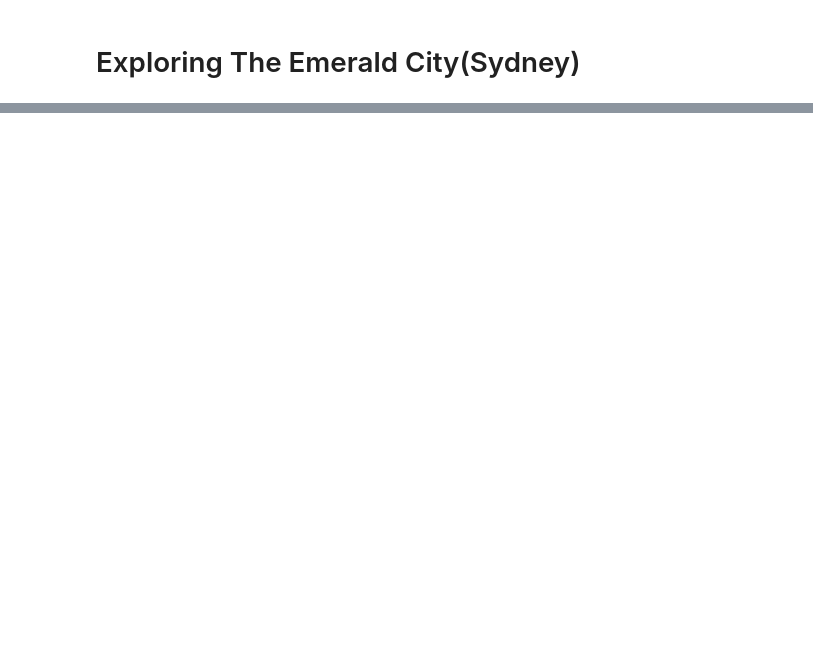
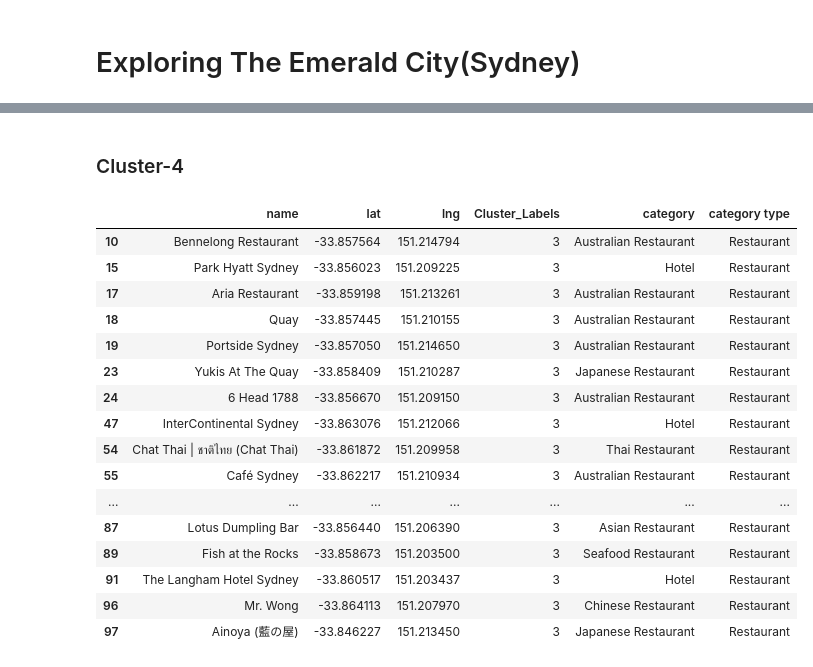
Before and after one commit to Charan-19/Capstone-Final-Project, a Jupyter notebook: Exploring The Emerald City(Sydney).ipynb, the cells around one changed output, grey strips where cells are left out. Drawn from its saved outputs; the diff is of its cells as text; code cells hidden in the pictures; blank space fills up the shorter version.

```diff
--- a/Exploring The Emerald City(Sydney).ipynb
+++ b/Exploring The Emerald City(Sydney).ipynb
@@ -2,0 +225,3 @@
+# %%
+sydney_onehot1=pd.get_dummies(sydney[['category type']],prefix='',prefix_sep='')
+sydney_onehot1.head(10)
@@ -22,0 +269,4 @@ Once we get the data what we need,now we transform it into a dataframe.
+# %%
+kcluster=11 # no of clusters.
+kmeans=KMeans(n_clusters=kcluster,random_state=0).fit(sydney_onehot1) # initialising the cluster algorithm and fitting the data.
+kmeans.labels_[0:10] # creating the cluster labels.
@@ -22,0 +275,2 @@ Once we get the data what we need,now we transform it into a dataframe.
+# %%
+sydney.insert(3,'Cluster_Labels',kmeans.labels_,True) # adding the cluster labels to the data frame
@@ -22,0 +336,24 @@ Once we get the data what we need,now we transform it into a dataframe.
+# %% [markdown]
+### Cluster-4
+# %%
+cluster4=sydney.loc[sydney['Cluster_Labels']==3]
+# %%
+cluster4 # it contains all the restaurants in the city
+# %% [output]
+|  | name | lat | lng | Cluster_Labels | category | category type |
+| 10 | Bennelong Restaurant | -33.857564 | 151.214794 | 3 | Australian Restaurant | Restaurant |
+| 15 | Park Hyatt Sydney | -33.856023 | 151.209225 | 3 | Hotel | Restaurant |
+| 17 | Aria Restaurant | -33.859198 | 151.213261 | 3 | Australian Restaurant | Restaurant |
+| 18 | Quay | -33.857445 | 151.210155 | 3 | Australian Restaurant | Restaurant |
+| 19 | Portside Sydney | -33.857050 | 151.214650 | 3 | Australian Restaurant | Restaurant |
+| 23 | Yukis At The Quay | -33.858409 | 151.210287 | 3 | Japanese Restaurant | Restaurant |
+| 24 | 6 Head 1788 | -33.856670 | 151.209150 | 3 | Australian Restaurant | Restaurant |
+| 47 | InterContinental Sydney | -33.863076 | 151.212066 | 3 | Hotel | Restaurant |
+| 54 | Chat Thai | ชาติไทย (Chat Thai) | -33.861872 | 151.209958 | 3 | Thai Restaurant | Restaurant |
+| 55 | Café Sydney | -33.862217 | 151.210934 | 3 | Australian Restaurant | Restaurant |
+| ... | ... | ... | ... | ... | ... | ... |
+| 87 | Lotus Dumpling Bar | -33.856440 | 151.206390 | 3 | Asian Restaurant | Restaurant |
+| 89 | Fish at the Rocks | -33.858673 | 151.203500 | 3 | Seafood Restaurant | Restaurant |
+| 91 | The Langham Hotel Sydney | -33.860517 | 151.203437 | 3 | Hotel | Restaurant |
+| 96 | Mr. Wong | -33.864113 | 151.207970 | 3 | Chinese Restaurant | Restaurant |
+| 97 | Ainoya (藍の屋) | -33.846227 | 151.213450 | 3 | Japanese Restaurant | Restaurant |
```
Also changed, not shown: parts of 60 cells of this notebook.
